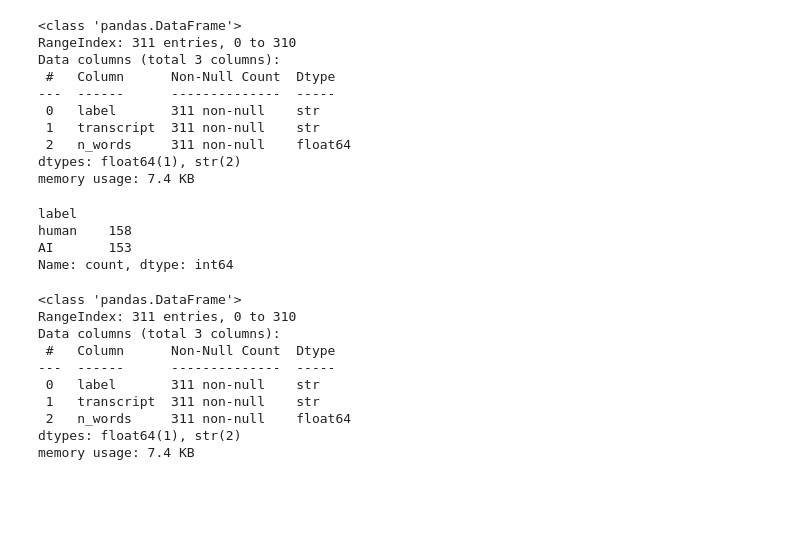
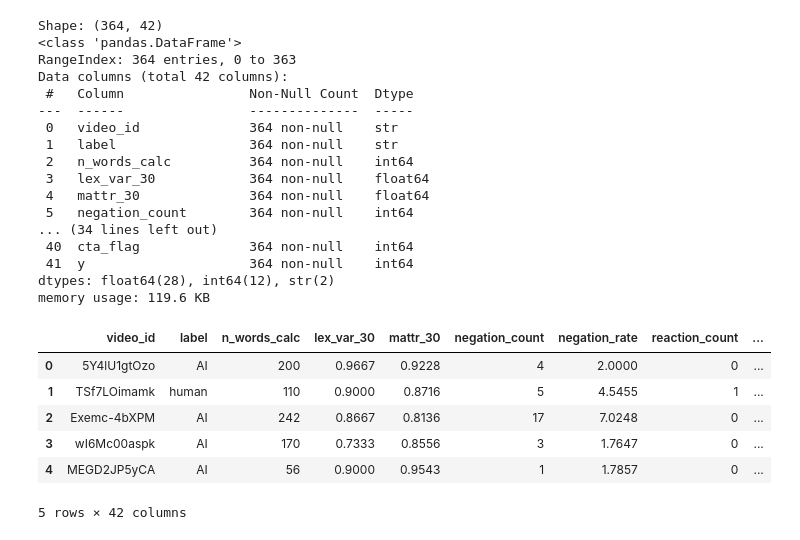
Before and after one commit to mayahkg/AI-vs-Human-Storytelling, a Jupyter notebook: AI vs Human Storytelling in YT Shorts/notebooks/data_cleaning.ipynb, the cells around one changed output. Saved outputs shown, nothing was run; the diff lists cells and outputs as text; code cells hidden in the pictures; blank space fills up the shorter version.

```diff
--- a/AI vs Human Storytelling in YT Shorts/notebooks/data_cleaning.ipynb
+++ b/AI vs Human Storytelling in YT Shorts/notebooks/data_cleaning.ipynb
@@ -1,7 +8,11 @@
 # %%
-# Import Modules
-
 import pandas as pd
 import numpy as np
 import seaborn as sns
 import matplotlib.pyplot as plt
+
+from pathlib import Path
+
+DATA = Path("../data")
+SRC = DATA / "features_filtered_by_ai.csv"
+OUT = DATA / "features_filtered_by_ai.csv"
@@ -34,22 +18,0 @@ memory usage: 34.4 KB
-# %%
-# Keeping only the necessary columns: label, transcript, and n_words
-data_temp = data_temp[['label', 'transcript', 'n_words']]
-data_temp.info()
-
-# Returning the number of columns for AI and Human
-data_temp['label'].value_counts()
-# %% [output]
-<class 'pandas.DataFrame'>
-RangeIndex: 311 entries, 0 to 310
-Data columns (total 3 columns):
- #   Column      Non-Null Count  Dtype
----  ------      --------------  -----
- 0   label       311 non-null    str
- 1   transcript  311 non-null    str
- 2   n_words     311 non-null    float64
-dtypes: float64(1), str(2)
-memory usage: 7.4 KB
-label
-human    158
-AI       153
-Name: count, dtype: int64
@@ -62,17 +18,0 @@ data_temp['transcript'] = data_temp['transcript'].str.lower()
-# %%
-# Checking For Duplicates
-data_temp.duplicated(subset='transcript').sum()
-
-# Remove empty / near-empty transcripts
-data_temp = data_temp[data_temp['n_words'] > 5]
-# %% [output]
-<class 'pandas.DataFrame'>
-RangeIndex: 311 entries, 0 to 310
-Data columns (total 3 columns):
- #   Column      Non-Null Count  Dtype
----  ------      --------------  -----
- 0   label       311 non-null    str
- 1   transcript  311 non-null    str
- 2   n_words     311 non-null    float64
-dtypes: float64(1), str(2)
-memory usage: 7.4 KB
@@ -81,0 +19,31 @@ data_temp.to_csv('cleaned_transcript.csv', index=False)
+# %%
+# Load
+df = pd.read_csv(SRC)
+print("Shape:", df.shape)
+df.info()
+df.head()
+# %% [output]
+Shape: (364, 42)
+<class 'pandas.DataFrame'>
+RangeIndex: 364 entries, 0 to 363
+Data columns (total 42 columns):
+ #   Column                Non-Null Count  Dtype
+---  ------                --------------  -----
+ 0   video_id              364 non-null    str
+ 1   label                 364 non-null    str
+ 2   n_words_calc          364 non-null    int64
+ 3   lex_var_30            364 non-null    float64
+ 4   mattr_30              364 non-null    float64
+ 5   negation_count        364 non-null    int64
+... (34 lines left out)
+ 40  cta_flag              364 non-null    int64
+ 41  y                     364 non-null    int64
+dtypes: float64(28), int64(12), str(2)
+memory usage: 119.6 KB
+|  | video_id | label | n_words_calc | lex_var_30 | mattr_30 | negation_count | negation_rate | reaction_count | ... |
+| 0 | 5Y4lU1gtOzo | AI | 200 | 0.9667 | 0.9228 | 4 | 2.0000 | 0 | ... |
+| 1 | TSf7LOimamk | human | 110 | 0.9000 | 0.8716 | 5 | 4.5455 | 1 | ... |
+| 2 | Exemc-4bXPM | AI | 242 | 0.8667 | 0.8136 | 17 | 7.0248 | 0 | ... |
+| 3 | wI6Mc00aspk | AI | 170 | 0.7333 | 0.8556 | 3 | 1.7647 | 0 | ... |
+| 4 | MEGD2JP5yCA | AI | 56 | 0.9000 | 0.9543 | 1 | 1.7857 | 0 | ... |
+5 rows × 42 columns
```
Also changed, not shown: parts of 9 cells of this notebook, 5 other files.
